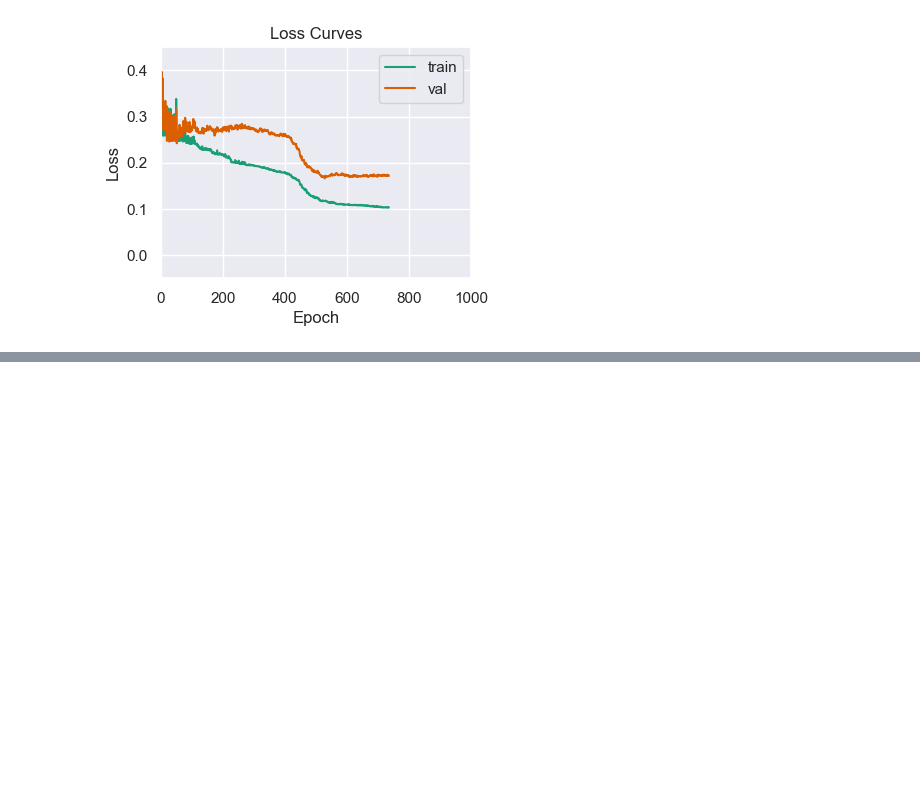
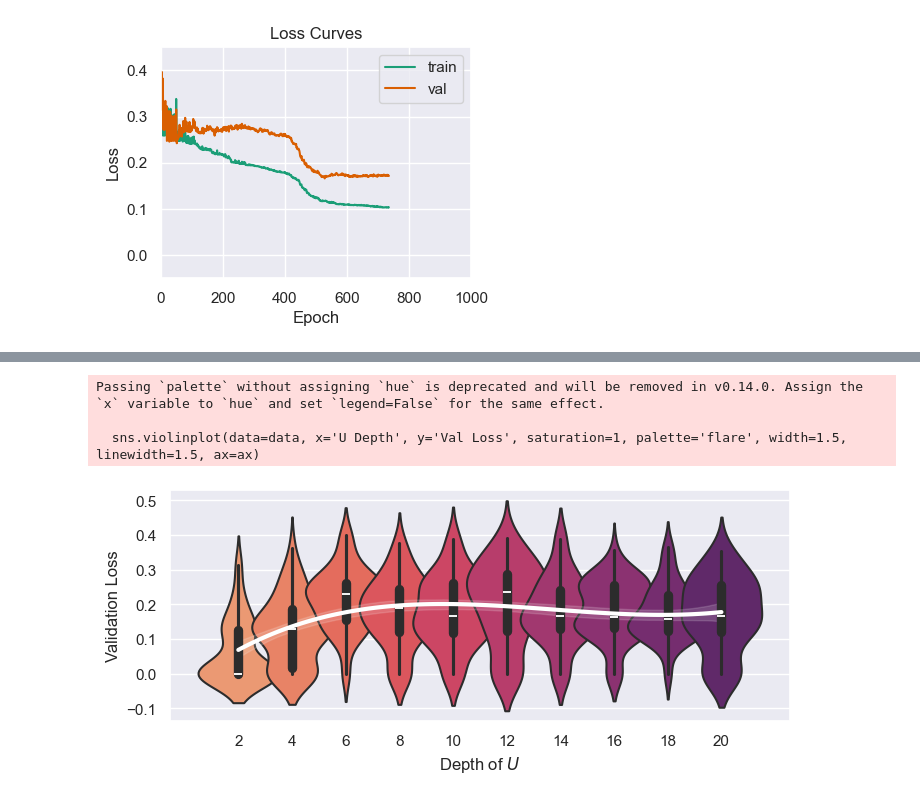
Before and after one commit to BenPrie/variational-local-inversions, a Jupyter notebook: learning-by-depth.ipynb, the cells around one changed output, grey strips where cells are left out. Drawn from its saved outputs; the diff is of its cells as text; code cells hidden in the pictures; blank space fills up the shorter version.

```diff
--- a/learning-by-depth.ipynb
+++ b/learning-by-depth.ipynb
@@ -396,0 +422,18 @@ for d in tqdm(ds, desc='Trying different unitary depths', leave=True):
+# %%
+# Loss by depth of U (hue on ansatz depth).
+fig, ax = plt.subplots(1, 1, figsize=(8, 3))
+
+# Plot.
+sns.violinplot(data=data, x='U Depth', y='Val Loss', saturation=1, palette='flare', width=1.5, linewidth=1.5, ax=ax)
+sns.regplot(x=data['U Depth']//2 - 1, y=data['Val Loss'], color='w', scatter=False, order=3, ax=ax, line_kws={'linewidth' : 3})
+
+# Beautification.
+ax.set_xlabel('Depth of $U$')
+ax.set_ylabel('Validation Loss')
+
+plt.savefig('./figures/early-stopping-violin-plot.pdf', bbox_inches='tight')
+# %% [output]
+Passing `palette` without assigning `hue` is deprecated and will be removed in v0.14.0. Assign the `x` variable to `hue` and set `legend=False` for the same effect.
+
+  sns.violinplot(data=data, x='U Depth', y='Val Loss', saturation=1, palette='flare', width=1.5, linewidth=1.5, ax=ax)
+[figure, added]
```
Also changed, not shown: parts of 6 cells of this notebook, 3 other files.
